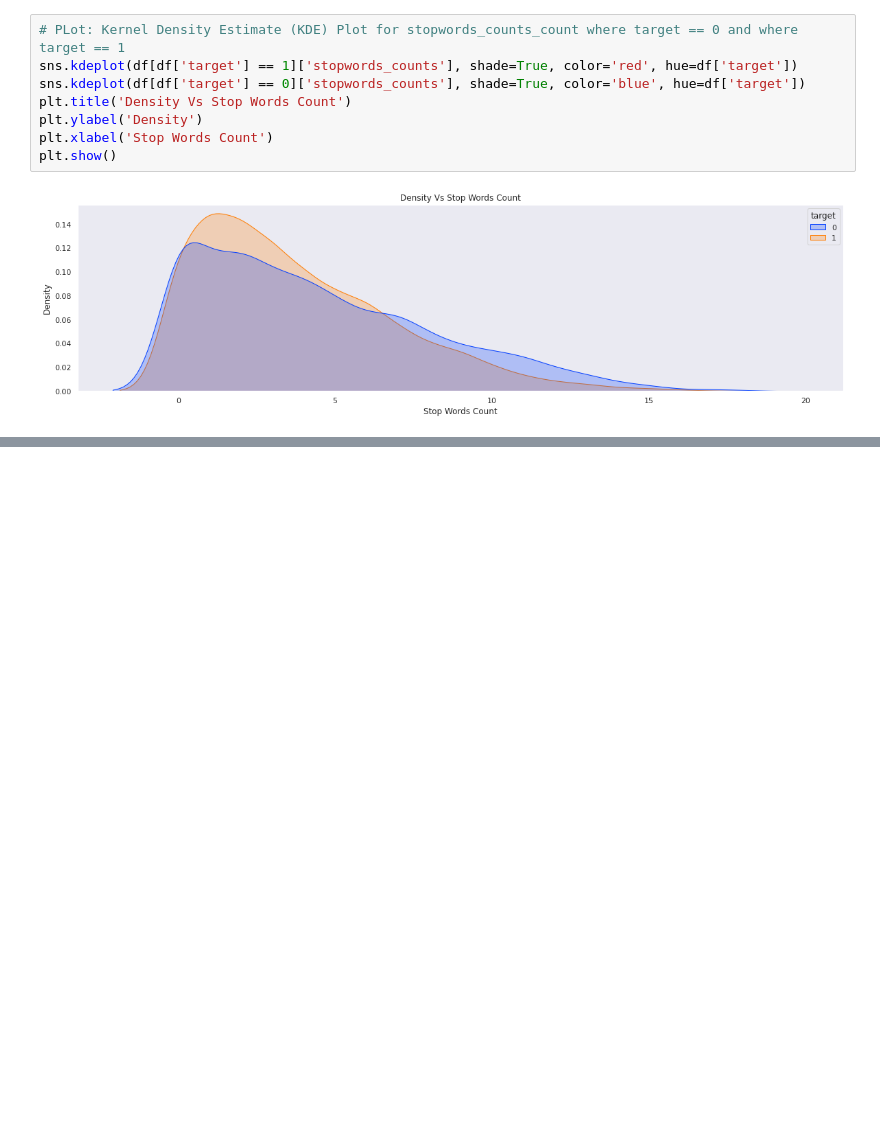
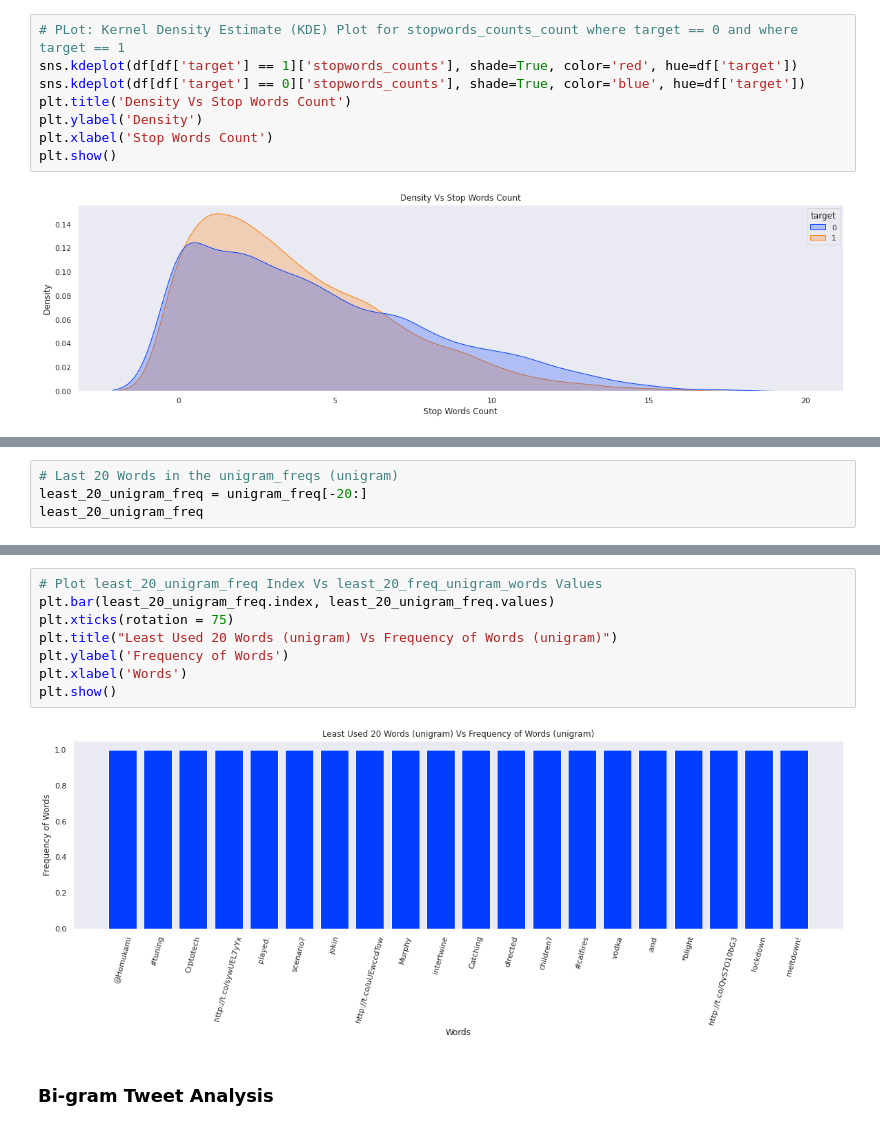
Before and after one commit to data-analytics-professionals/tweet-classification, a Jupyter notebook: tweets.ipynb, the cells around one changed output, grey strips where cells are left out. Drawn from its saved outputs; the diff is of its cells as text; blank space fills up the shorter version.

```diff
--- a/tweets.ipynb
+++ b/tweets.ipynb
@@ -198,0 +208,4 @@ plt.show()
+# %%
+# Last 20 Words in the unigram_freqs (unigram)
+least_20_unigram_freq = unigram_freq[-20:]
+least_20_unigram_freq
@@ -198,0 +230,12 @@ plt.show()
+# %%
+# Plot least_20_unigram_freq Index Vs least_20_freq_unigram_words Values
+plt.bar(least_20_unigram_freq.index, least_20_unigram_freq.values)
+plt.xticks(rotation = 75)
+plt.title("Least Used 20 Words (unigram) Vs Frequency of Words (unigram)")
+plt.ylabel('Frequency of Words')
+plt.xlabel('Words')
+plt.show()
+# %% [output]
+[figure, added]
+# %% [markdown]
+### Bi-gram Tweet Analysis
```
Also changed, not shown: parts of 10 cells of this notebook.
